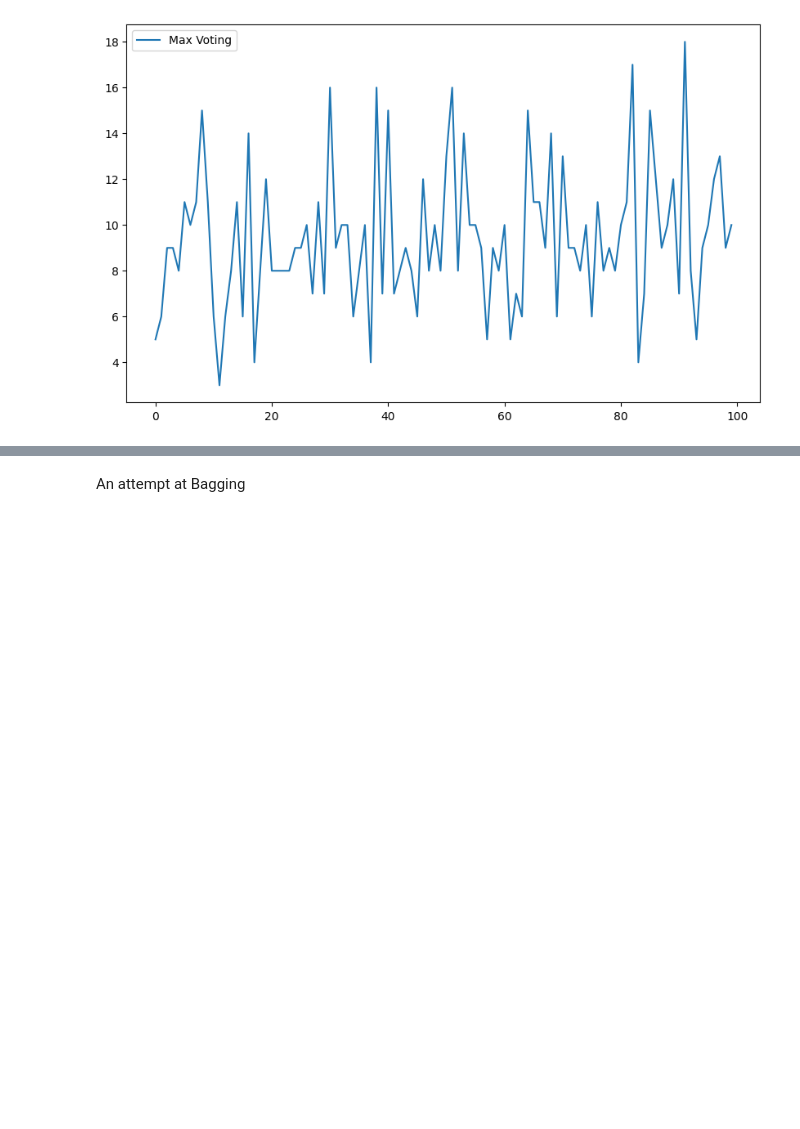
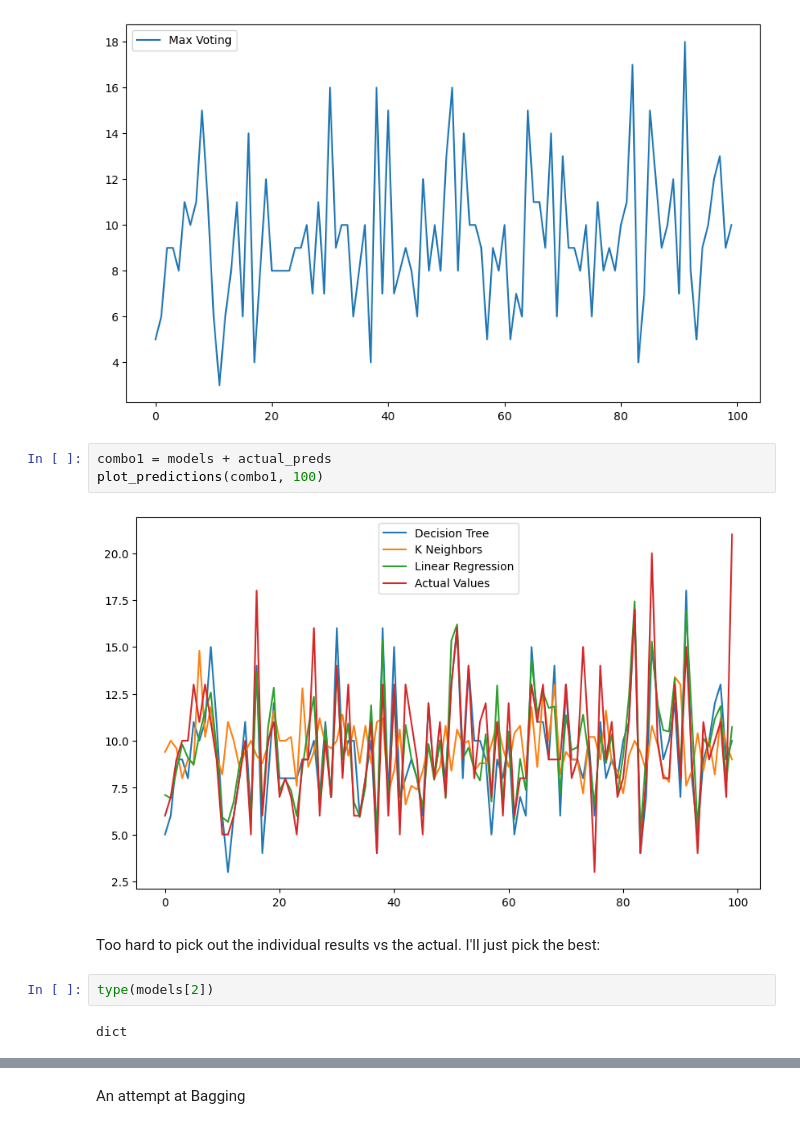
Before and after one commit to flyinacres/kaggle, a Jupyter notebook: abalone-submission-03.ipynb, the cells around one changed output, grey strips where cells are left out. Saved outputs shown, nothing was run; the diff lists cells and outputs as text; blank space fills up the shorter version.

```diff
--- a/abalone-submission-03.ipynb
+++ b/abalone-submission-03.ipynb
@@ -210,3 +210,14 @@ actual_preds = [{"predictions": y_test, "name": "Actual Values"} ]
 plot_predictions(final_model1, 100)
 # %% [output]
 [figure]
+# %%
+combo1 = models + actual_preds
+plot_predictions(combo1, 100)
+# %% [output]
+[figure, added]
+# %% [markdown]
+Too hard to pick out the individual results vs the actual.  I'll just pick the best:
+# %%
+type(models[2])
+# %% [output]
+dict
```
Also changed, not shown: parts of 5 cells of this notebook.
